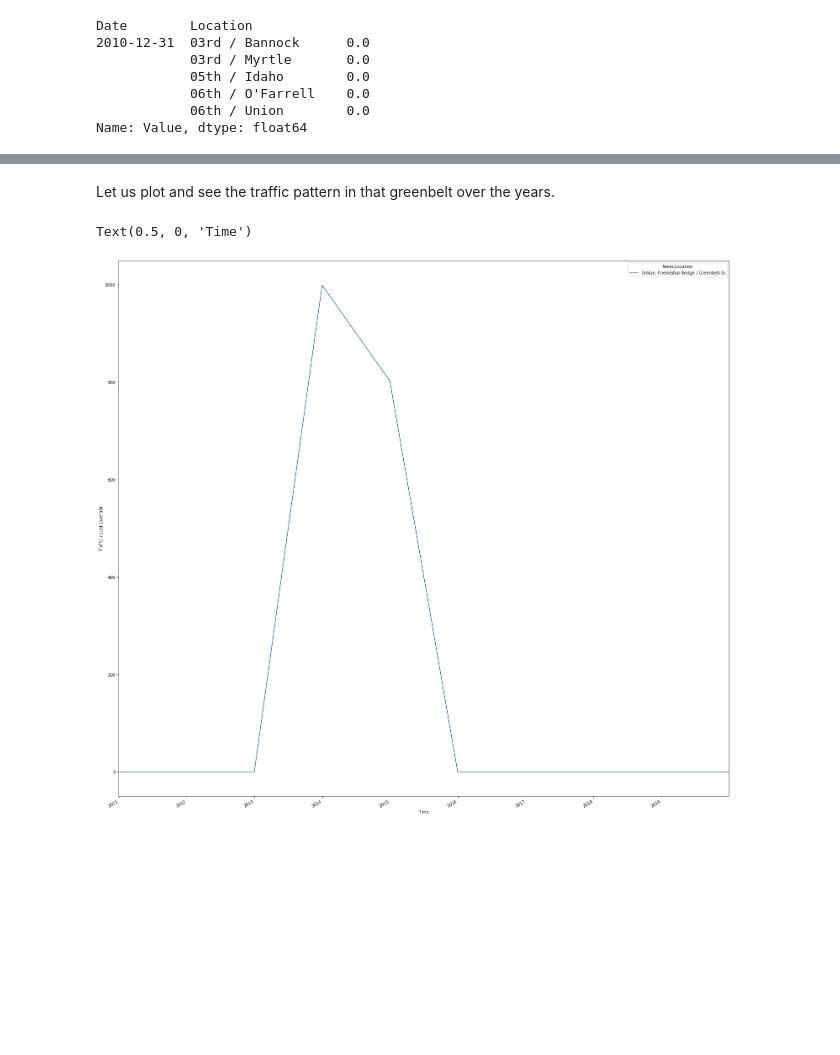
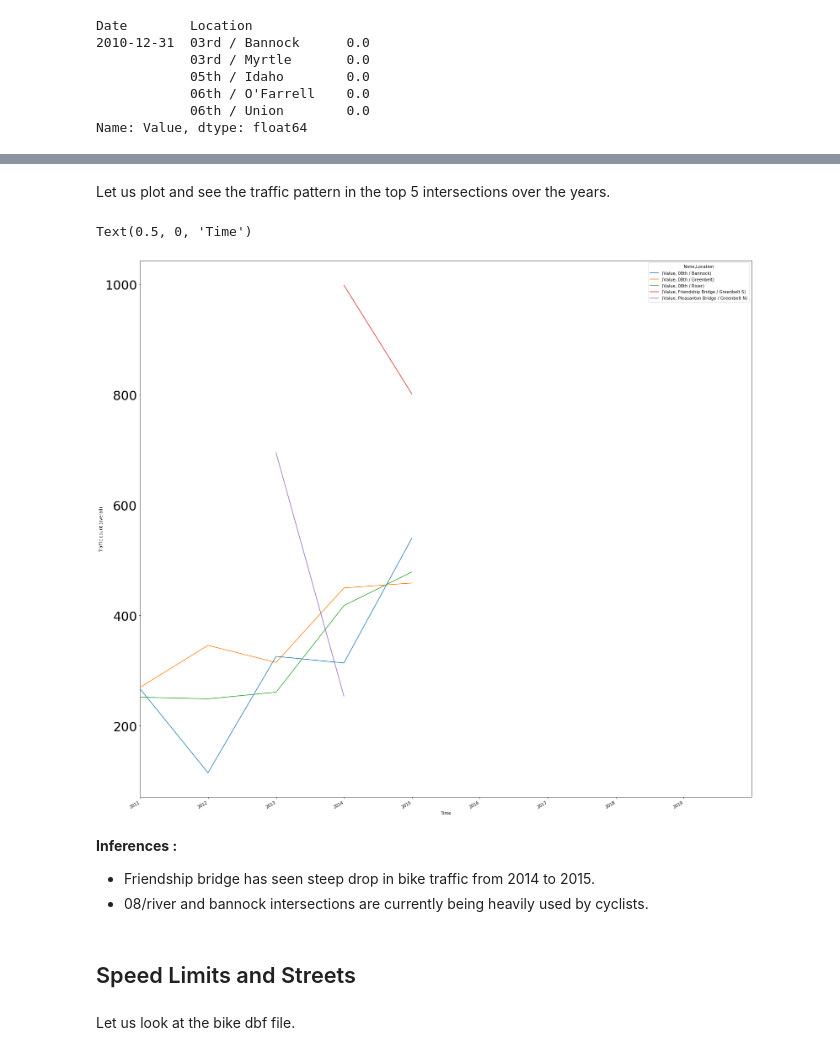
Before and after one commit to mikestefancic/TVCA, a Jupyter notebook: tvca-explore.ipynb, the cells around one changed output, grey strips where cells are left out. Cells and saved outputs as stored; diff of their text form; code cells hidden in the pictures; blank space fills up the shorter version.

```diff
--- a/tvca-explore.ipynb
+++ b/tvca-explore.ipynb
@@ -90,7 +90,7 @@ data_overall.head()
 # %% [markdown]
 Cleanup the columns
 # %%
-data_overall.drop(columns=['Unnamed: 14'], inplace=True)
+data_overall.drop(columns=['Unnamed: 15'], inplace=True)
 data_overall.rename(columns={"2015-05-01 00:00:00": "2015-May", '2019-05-01 00:00:00':'2019-May'}, inplace=True)
 data_overall.head()
 # %% [output]
@@ -828,7 +828,7 @@ data_overall.head()
 # %% [markdown]
 Let us take only the required data.
 # %%
-time_visualize = data_overall.drop(columns=['Total','Average'])
+time_visualize = data_overall.drop(columns=['Total','Average','Street_name'])
 time_visualize.head()
 # %% [output]
 |  | Location | 2010 | 2011 | 2012-May | 2012-September | 2013-May | 2013-September | 2014-May | ... |
@@ -892,5 +945,7 @@ Green_count
 # %%
-Green_count_traffic = time_count[time_count['Location']=='Friendship Bridge / Greenbelt S']
-Green_count_traffic
+Green_count_traffic = time_count[(time_count['Location']=='Pleasanton Bridge / Greenbelt N') |
+                                 (time_count['Location']== 'Friendship Bridge / Greenbelt S') | (time_count['Location']== '08th / Bannock')
+                                | (time_count['Location']== '08th / River') | (time_count['Location']== '08th / Greenbelt')]
+Green_count_traffic.head()
 # %% [output]
 |  | Location | Date | Value |
@@ -917,12 +967,23 @@ Date        Location
 Name: Value, dtype: float64
+# %%
+green_plot = plt_green.replace(0.0, np.nan)
 # %% [markdown]
-Let us plot and see the traffic pattern in that greenbelt over the years.
+Let us plot and see the traffic pattern in the top 5 intersections over the years.
 # %%
-count_traf= pd.DataFrame(plt_green)
+count_traf= pd.DataFrame(green_plot)
 
 count_traf.unstack().plot(figsize=(26,26))
 plt.ylabel("Traffic count (overall)")
 plt.xlabel("Time")
 # %% [output]
 Text(0.5, 0, 'Time')
-[figure, old version]
+[figure, new version]
+# %% [markdown]
+**Inferences :**
+
+- Friendship bridge has seen steep drop in bike traffic from 2014 to 2015.
+- 08/river and bannock intersections are currently being heavily used by cyclists.
+# %% [markdown]
+## Speed Limits and Streets
+# %% [markdown]
+Let us look at the bike dbf file.
```
Also changed, not shown: parts of 54 cells of this notebook.
